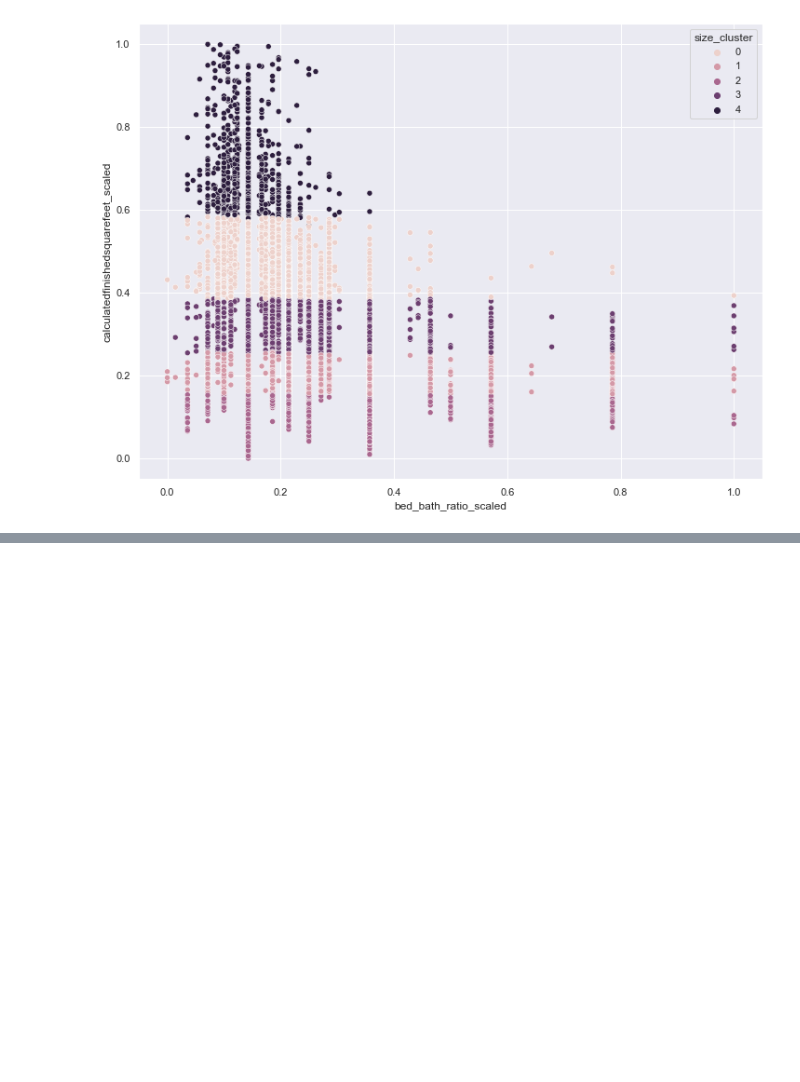
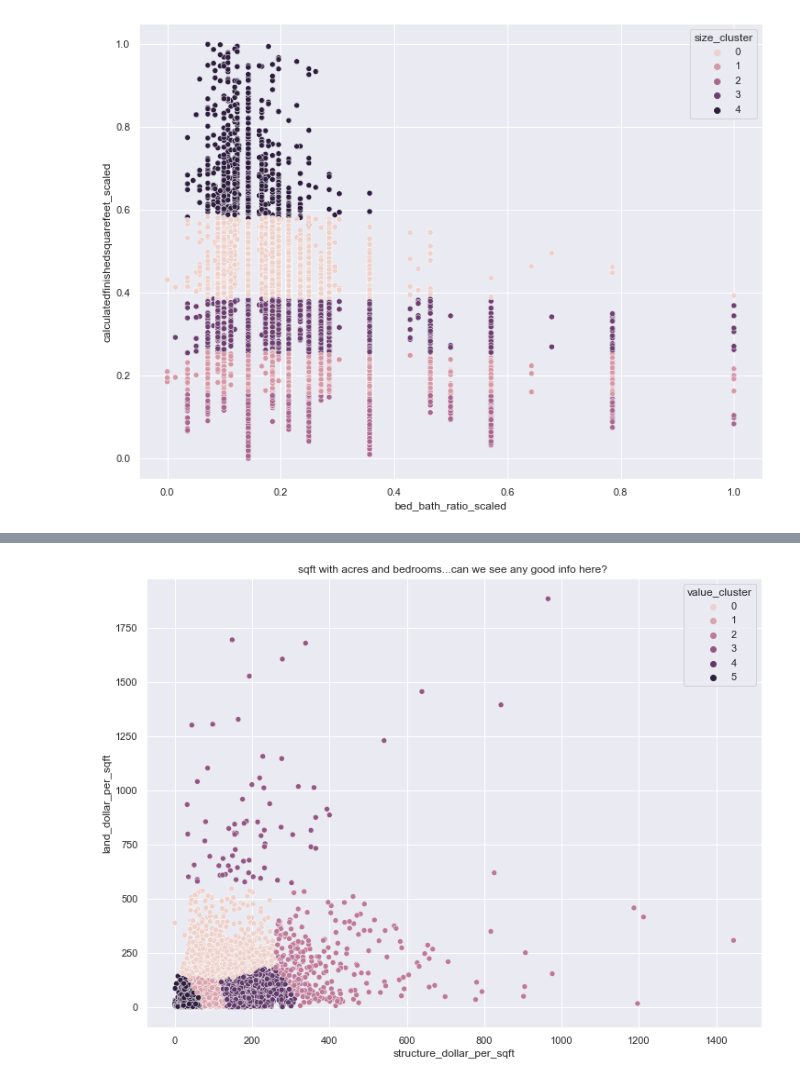
Before and after one commit to dlmitc3/Zillow_Clustering_Project-, a Jupyter notebook: zillow_explore.ipynb, the cells around one changed output, grey strips where cells are left out. Cells and saved outputs as stored; diff of their text form; code cells hidden in the pictures; blank space fills up the shorter version.

```diff
--- a/zillow_explore.ipynb
+++ b/zillow_explore.ipynb
@@ -545,3 +568,6 @@ sns.scatterplot(x='bed_bath_ratio_scaled', y='calculatedfinishedsquarefeet_scale
 # %% [output]
 <AxesSubplot:xlabel='bed_bath_ratio_scaled', ylabel='calculatedfinishedsquarefeet_scaled'>
 [figure]
+# %%
+train_clusters, kmeans = run_kmeans(6,  cluster_vars = ['structure_dollar_per_sqft_scaled', 'land_dollar_per_sqft_scaled'],
+                                    cluster_col_name = 'value_cluster', X_train_scaled = X_train_scaled)
@@ -547,0 +584,8 @@ sns.scatterplot(x='bed_bath_ratio_scaled', y='calculatedfinishedsquarefeet_scale
+# %%
+X_train, X_train_scaled = add_to_train(train_clusters, cluster_col_name = 'value_cluster', X_train = X_train, X_train_scaled = X_train_scaled)
+# %%
+sns.scatterplot(x='structure_dollar_per_sqft', y='land_dollar_per_sqft', hue='value_cluster', data=X_train)
+plt.title("sqft with acres and bedrooms...can we see any good info here? ")
+plt.show()
+# %% [output]
+[figure, added]
```
Also changed, not shown: parts of 26 cells of this notebook.
